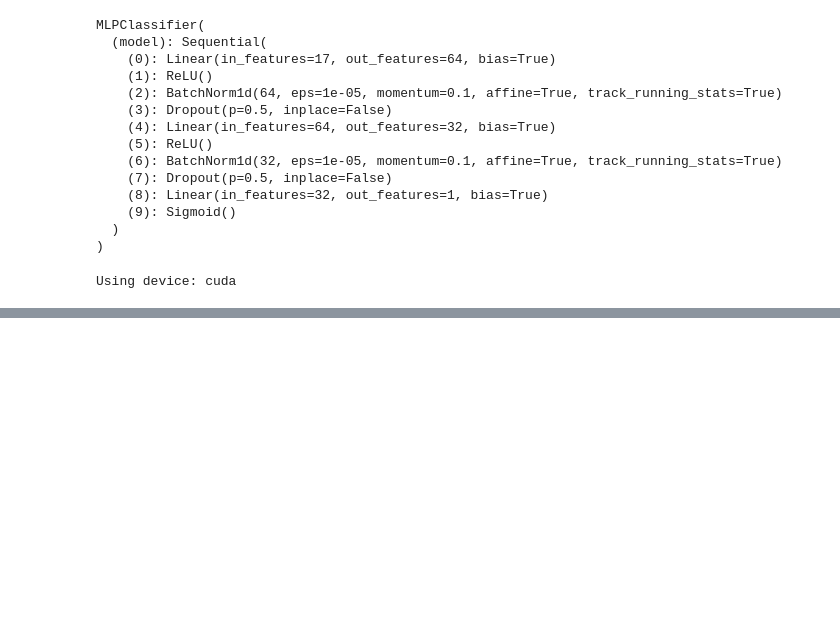
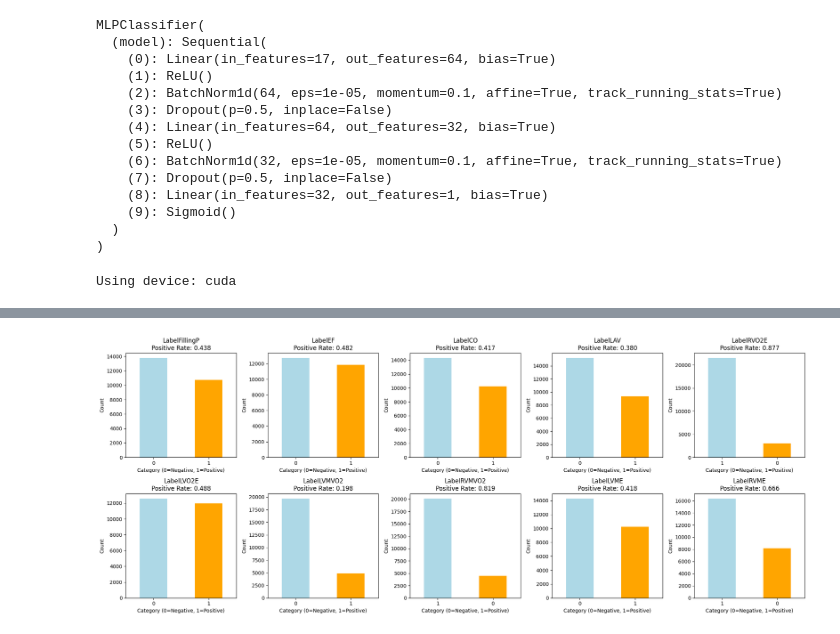
Before and after one commit to whl0809/Digital-twin-augmentation, a Jupyter notebook: SetsOfClassifiers.ipynb, the cells around one changed output, grey strips where cells are left out. Cells and saved outputs as stored; diff of their text form; code cells hidden in the pictures; blank space fills up the shorter version.

```diff
--- a/SetsOfClassifiers.ipynb
+++ b/SetsOfClassifiers.ipynb
@@ -145,9 +145,9 @@ y_train_tensor = torch.tensor(y_train, dtype=torch.float32)
 y_val_tensor = torch.tensor(y_val, dtype=torch.float32)
 
 # Training parameters
-batch_size = 16
-num_epochs = int(1e4)
-learning_rate = 3e-4
+batch_size = 48
+num_epochs = int(5e3)
+learning_rate = 5e-4
 
 # DataLoader for batching
 import torch.utils.data as torch_data
@@ -258,0 +410,74 @@ KeyboardInterrupt:
+# %%
+# 详细分析标签分布和相关性
+import pandas as pd
+import numpy as np
+import matplotlib.pyplot as plt
+import seaborn as sns
+from scipy.stats import chi2_contingency
+
+print("="*80)
+print("DETAILED LABEL ANALYSIS")
+print("="*80)
+
+# 1. 检查每个标签的类别分布
+print("\n1. Label Distribution:")
+print("-" * 50)
+for i, col in enumerate(labels.columns):
+    pos_count = labels[col].sum()
+    neg_count = len(labels) - pos_count
+    pos_ratio = pos_count / len(labels)
+    print(f"{col:15s} | Positive: {pos_count:4d} ({pos_ratio:.3f}) | Negative: {neg_count:4d} ({1-pos_ratio:.3f}) | Ratio: {pos_count/neg_count:.3f}")
+
+# 2. 标签之间的相关性矩阵
+print(f"\n2. Label Correlation Matrix:")
+print("-" * 50)
+label_corr = labels.corr()
+print(label_corr.round(3))
+
+# 3. 可视化标签分布
+fig, axes = plt.subplots(2, 5, figsize=(20, 8))
+axes = axes.flatten()
+
+for i, col in enumerate(labels.columns):
+    labels[col].value_counts().plot(kind='bar', ax=axes[i], color=['lightblue', 'orange'])
+    axes[i].set_title(f'{col}\nPositive Rate: {labels[col].mean():.3f}')
+    axes[i].set_xlabel('Category (0=Negative, 1=Positive)')
+    axes[i].set_ylabel('Count')
+    axes[i].tick_params(axis='x', rotation=0)
+
+plt.tight_layout()
+plt.savefig('label_distribution_analysis.png', dpi=300, bbox_inches='tight')
+plt.show()
+
+# 4. 检查最后一个标签与其他标签的关系
+last_label = labels.columns[-1]
+print(f"\n3. {last_label} vs Other Labels Analysis:")
+print("-" * 50)
+
+# 计算与其他标签的卡方检验
+for col in labels.columns[:-1]:
+    # 创建列联表
+    contingency_table = pd.crosstab(labels[col], labels[last_label])
+    chi2, p_value, dof, expected = chi2_contingency(contingency_table)
+
+    # 计算Cramér's V (关联强度)
+    n = contingency_table.sum().sum()
+    cramers_v = np.sqrt(chi2 / (n * (min(contingency_table.shape) - 1)))
+
+    print(f"{col:15s} vs {last_label}: χ²={chi2:.3f}, p={p_value:.4f}, Cramér's V={cramers_v:.3f}")
+
+# 5. 特征与最后一个标签的相关性
+print(f"\n4. Feature Correlation with {last_label}:")
+print("-" * 50)
+feature_label_corr = []
+for i, feat_col in enumerate(features.columns):
+    corr = np.corrcoef(features[feat_col], labels[last_label])[0, 1]
+    feature_label_corr.append((feat_col, corr))
+    print(f"Feature {i+1:2d} ({feat_col:15s}): {corr:.4f}")
+
+# 排序显示最相关的特征
+feature_label_corr.sort(key=lambda x: abs(x[1]), reverse=True)
+print(f"\nTop 5 Most Correlated Features:")
+for feat, corr in feature_label_corr[:5]:
+    print(f"{feat:15s}: {corr:.4f}")
+# %% [output]
@@ -258,0 +501 @@ KeyboardInterrupt:
+[figure, added]
```
Also changed, not shown: parts of 7 cells of this notebook, 4 other files.
